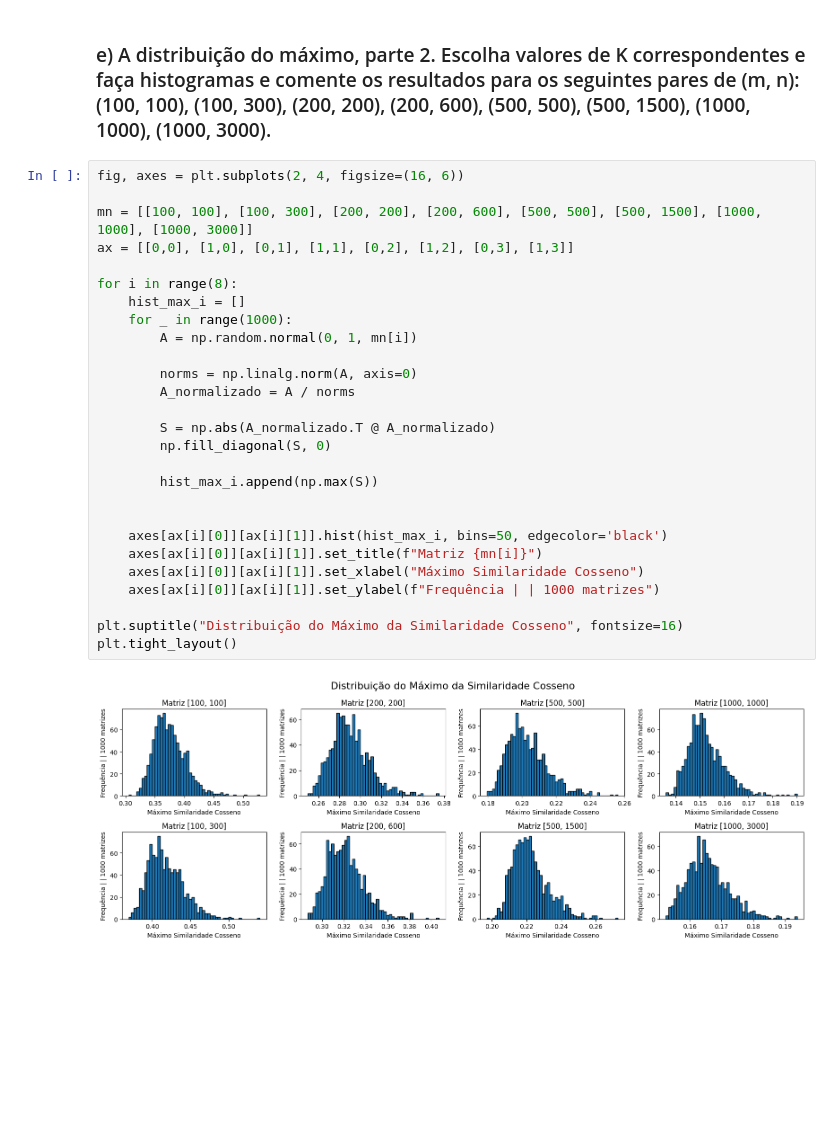
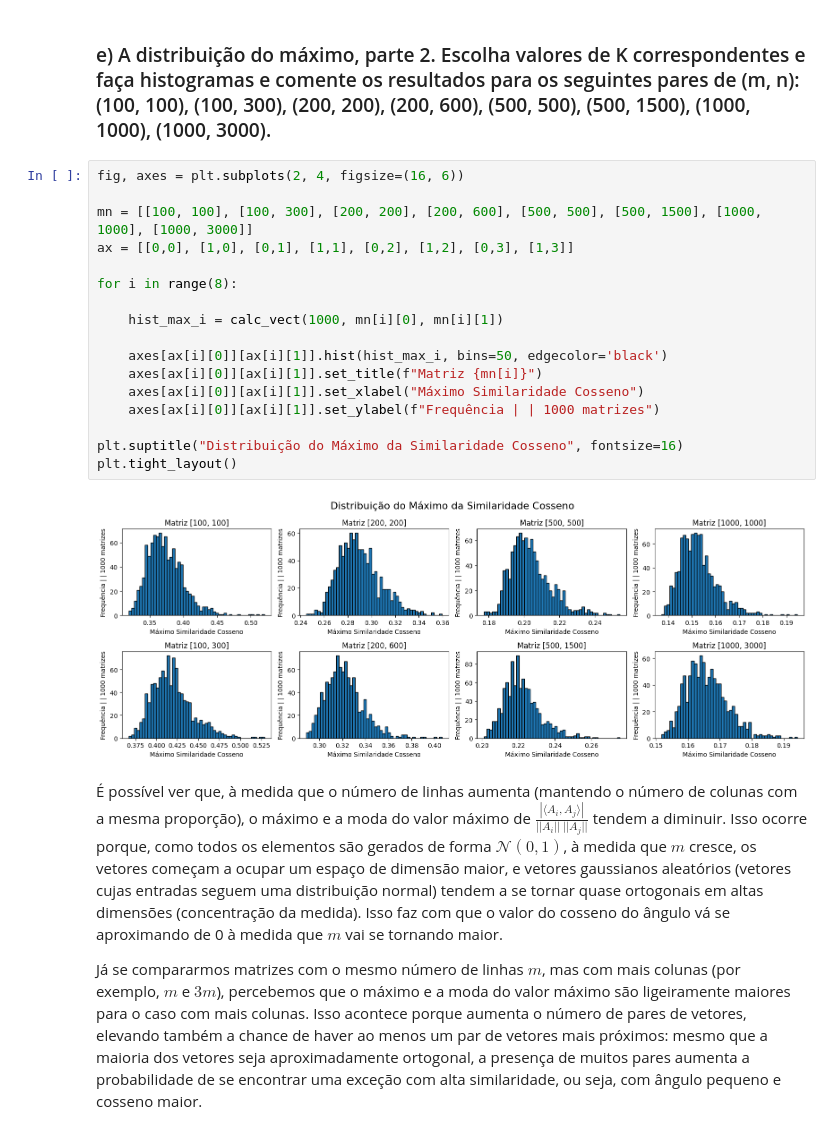
Before and after one commit to Ferreira17k/aln-projeto4, a Jupyter notebook: aln-bruno-elisa.ipynb, the cells around one changed output. Cells and saved outputs as stored; diff of their text form; blank space fills up the shorter version.

```diff
--- a/aln-bruno-elisa.ipynb
+++ b/aln-bruno-elisa.ipynb
@@ -256,29 +235,23 @@ Máximo esperado teórico seria 1, pois o $cos(\theta) = \frac{| \langle x, x \r
 # %%
 fig, axes = plt.subplots(2, 4, figsize=(16, 6))
 
 mn = [[100, 100], [100, 300], [200, 200], [200, 600], [500, 500], [500, 1500], [1000, 1000], [1000, 3000]]
 ax = [[0,0], [1,0], [0,1], [1,1], [0,2], [1,2], [0,3], [1,3]]
 
 for i in range(8):
-    hist_max_i = []
-    for _ in range(1000):
-        A = np.random.normal(0, 1, mn[i])
 
-        norms = np.linalg.norm(A, axis=0)
-        A_normalizado = A / norms
-
-        S = np.abs(A_normalizado.T @ A_normalizado)
-        np.fill_diagonal(S, 0)
-
-        hist_max_i.append(np.max(S))
-
+    hist_max_i = calc_vect(1000, mn[i][0], mn[i][1])
 
     axes[ax[i][0]][ax[i][1]].hist(hist_max_i, bins=50, edgecolor='black')
     axes[ax[i][0]][ax[i][1]].set_title(f"Matriz {mn[i]}")
     axes[ax[i][0]][ax[i][1]].set_xlabel("Máximo Similaridade Cosseno")
     axes[ax[i][0]][ax[i][1]].set_ylabel(f"Frequência | | 1000 matrizes")
 
 plt.suptitle("Distribuição do Máximo da Similaridade Cosseno", fontsize=16)
 plt.tight_layout()
 # %% [output]
-[figure, old version]
+[figure, new version]
+# %% [markdown]
+É possível ver que, à medida que o número de linhas aumenta (mantendo o número de colunas com a mesma proporção), o máximo e a moda do valor máximo de $\frac{|\langle A_i, A_j \rangle|}{||A_i|| \  ||A_j||}$ tendem a diminuir. Isso ocorre porque, como todos os elementos são gerados de forma $\mathcal{N}(0, 1)$, à medida que $m$ cresce, os vetores começam a ocupar um espaço de dimensão maior, e vetores gaussianos aleatórios (vetores cujas entradas seguem uma distribuição normal) tendem a se tornar quase ortogonais em altas dimensões (concentração da medida). Isso faz com que o valor do cosseno do ângulo vá se aproximando de 0 à medida que $m$ vai se tornando maior.
+
+Já se compararmos matrizes com o mesmo número de linhas $m$, mas com mais colunas (por exemplo, $m$ e $3m$), percebemos que o máximo e a moda do valor máximo são ligeiramente maiores para o caso com mais colunas. Isso acontece porque aumenta o número de pares de vetores, elevando também a chance de haver ao menos um par de vetores mais próximos: mesmo que a maioria dos vetores seja aproximadamente ortogonal, a presença de muitos pares aumenta a probabilidade de se encontrar uma exceção com alta similaridade, ou seja, com ângulo pequeno e cosseno maior.
```
Also changed, not shown: parts of 10 cells of this notebook.
